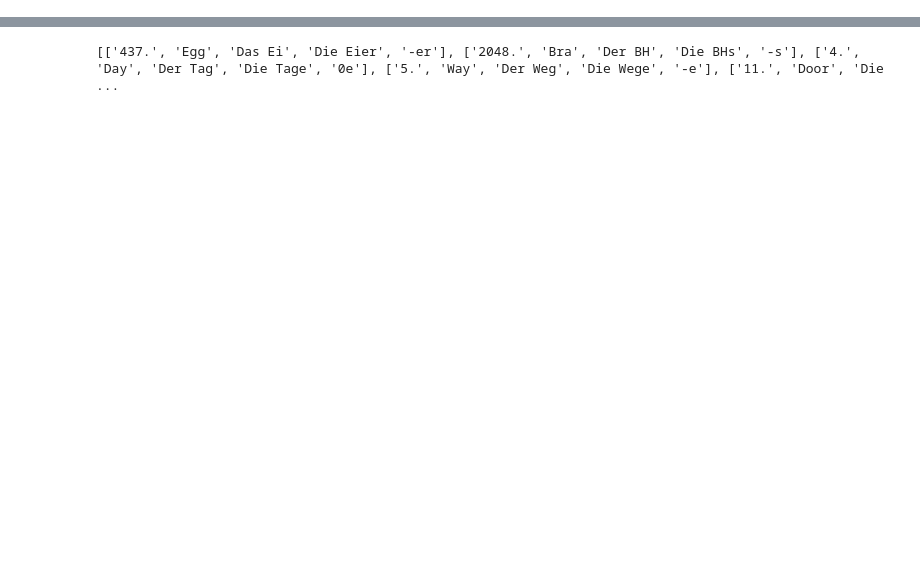
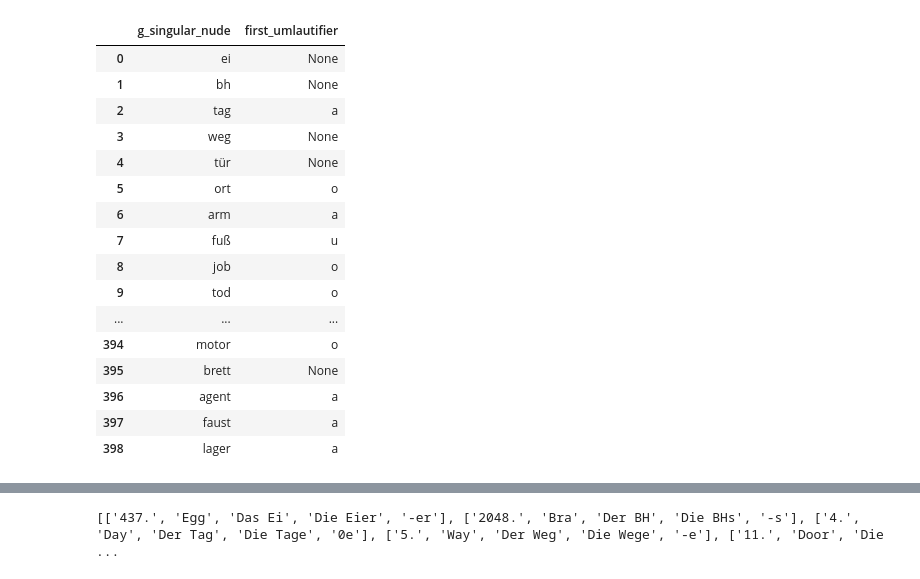
Before and after one commit to JonothorDarry/Szwabszczyzna, a Jupyter notebook: Germanization.ipynb, the cells around one changed output, grey strips where cells are left out. Drawn from its saved outputs; the diff is of its cells as text; code cells hidden in the pictures; blank space fills up the shorter version.

```diff
--- a/Germanization.ipynb
+++ b/Germanization.ipynb
@@ -1,5 +1,4 @@
 # %%
 import pandas as pd
-import normalization
-import importlib
-importlib.reload(normalization)
+import numpy as np
+pd.set_option('display.max_rows', None)
@@ -219,14 +240,38 @@ Key i:
 ['2261.', 'Capacity', 'Die Kapazität', 'Die Kapazitäten', '0en']
 ['510.', 'University', 'Die Universität', 'Die Universitäten', '0en']
 # %%
+def is_monosyllabic(word):
+    syllables = 0
+    vowel = False
+    vowels = ['a', 'e', 'i', 'o', 'u', 'y', 'ä', 'ü', 'ö']
+    for x in word:
+        if x in vowels:
+            if not vowel:
+                syllables += 1
+            vowel = True
+        else:
+            vowel = False
+    return syllables == 1
+
+def umlautifier(word):
+    syllables = 0
+    vowel = False
+    vowels = ['a', 'o', 'u']
+    for x in word:
+        if x in vowels:
+            return x
+    return '-'
+
 df = pd.DataFrame(pluralized_data, columns=('cardinal', 'english', 'g_singular', 'g_plural', 'rules'))
-df['g_plural_nude'] = df['g_plural'].apply(lambda x: x[3:])
-df['g_singular_nude'] = df['g_singular'].apply(lambda x: x[3:])
+df['g_plural_nude'] = df['g_plural'].apply(lambda x: x[4:].strip().lower())
+df['g_singular_nude'] = df['g_singular'].apply(lambda x: x[4:].strip().lower())
 df['gender'] = df['g_singular'].apply(lambda x: x[:3])
-df['p_ge'] = df['g_singular'].apply(lambda x: True if x[4:6] == 'Ge' else False)
+df['p_ge'] = df['g_singular_nude'].apply(lambda x: True if x[4:6] == 'ge' else False)
+df['monosyllabic'] = df['g_singular_nude'].apply(is_monosyllabic)
+df['first_umlautifier'] = df['g_singular_nude'].apply(umlautifier)
 
 for suffix in better_suffixes:
-    df['s_' + suffix] = df['g_singular'].apply(lambda x: True if x[-len(suffix):] == suffix else False)
+    df['s_' + suffix] = df['g_singular_nude'].apply(lambda x: True if x[-len(suffix):] == suffix else False)
 # %%
 def execute_transform(word, mapping):
     mapped_word = word
@@ -275,0 +542,20 @@ alkdfhkjsdäen
+# %%
+df[['g_singular_nude', 'first_umlautifier']]
+# %% [output]
+|  | g_singular_nude | first_umlautifier |
+| 0 | ei | None |
+| 1 | bh | None |
+| 2 | tag | a |
+| 3 | weg | None |
+| 4 | tür | None |
+| 5 | ort | o |
+| 6 | arm | a |
+| 7 | fuß | u |
+| 8 | job | o |
+| 9 | tod | o |
+| ... | ... | ... |
+| 394 | motor | o |
+| 395 | brett | None |
+| 396 | agent | a |
+| 397 | faust | a |
+| 398 | lager | a |
```
Also changed, not shown: parts of 22 cells of this notebook, 1 other file.
